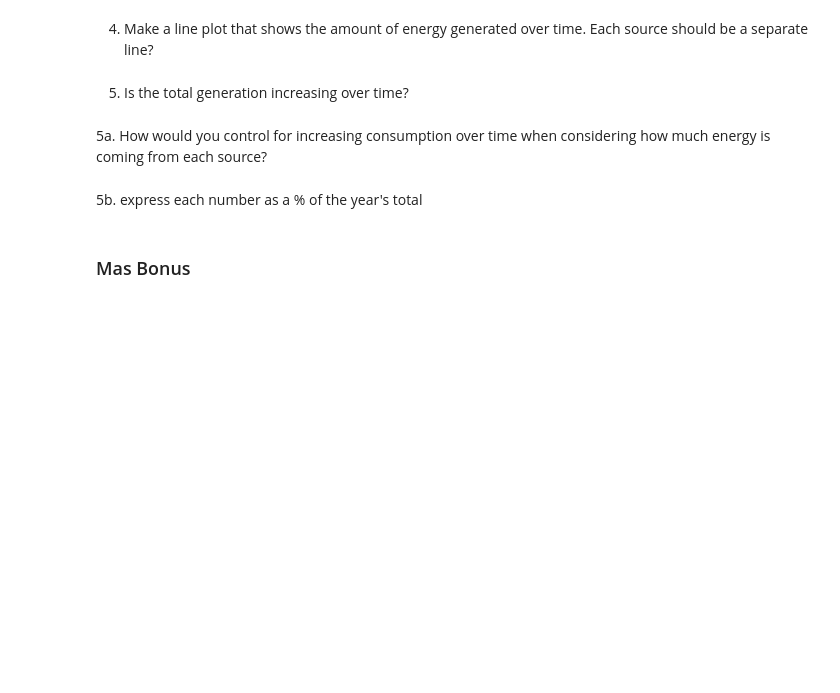
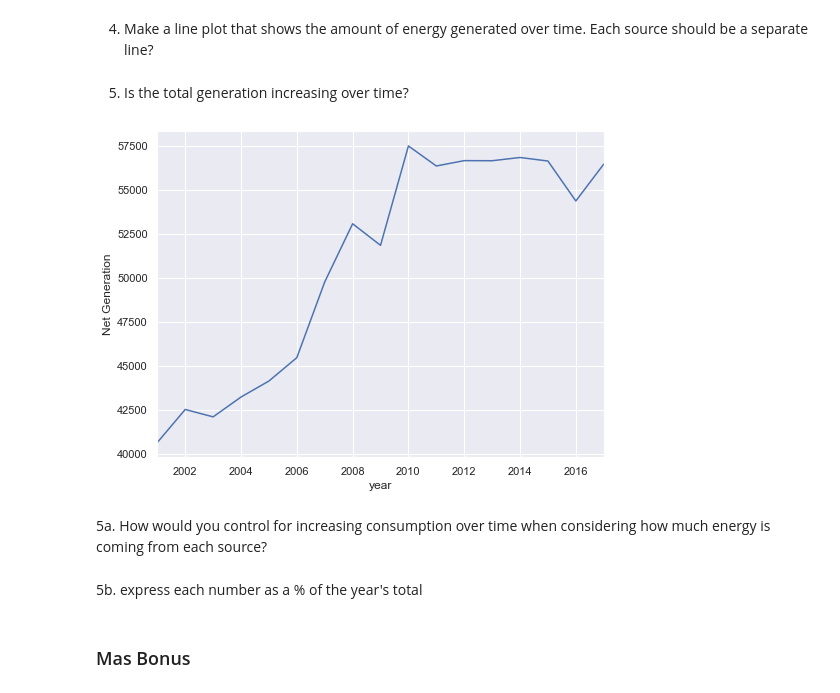
Before and after one commit to Tyler-Applegate/time-series-exercises, a Jupyter notebook: working_with_time_series.ipynb, the cells around one changed output. Cells and saved outputs as stored; diff of their text form; code cells hidden in the pictures; blank space fills up the shorter version.

```diff
--- a/working_with_time_series.ipynb
+++ b/working_with_time_series.ipynb
@@ -380,6 +403,12 @@ df = prepare.index_reset(df, 'year')
 4. Make a line plot that shows the amount of energy generated over time. Each source should be a separate line?
 # %% [markdown]
 5. Is the total generation increasing over time?
+# %%
+df.net_generation.resample('YS').sum().plot()
+plt.ylabel('Net Generation')
+plt.show()
+# %% [output]
+[figure, added]
 # %% [markdown]
 5a. How would you control for increasing consumption over time when considering how much energy is coming from each source?
 # %% [markdown]
```
Also changed, not shown: parts of 5 cells of this notebook.
